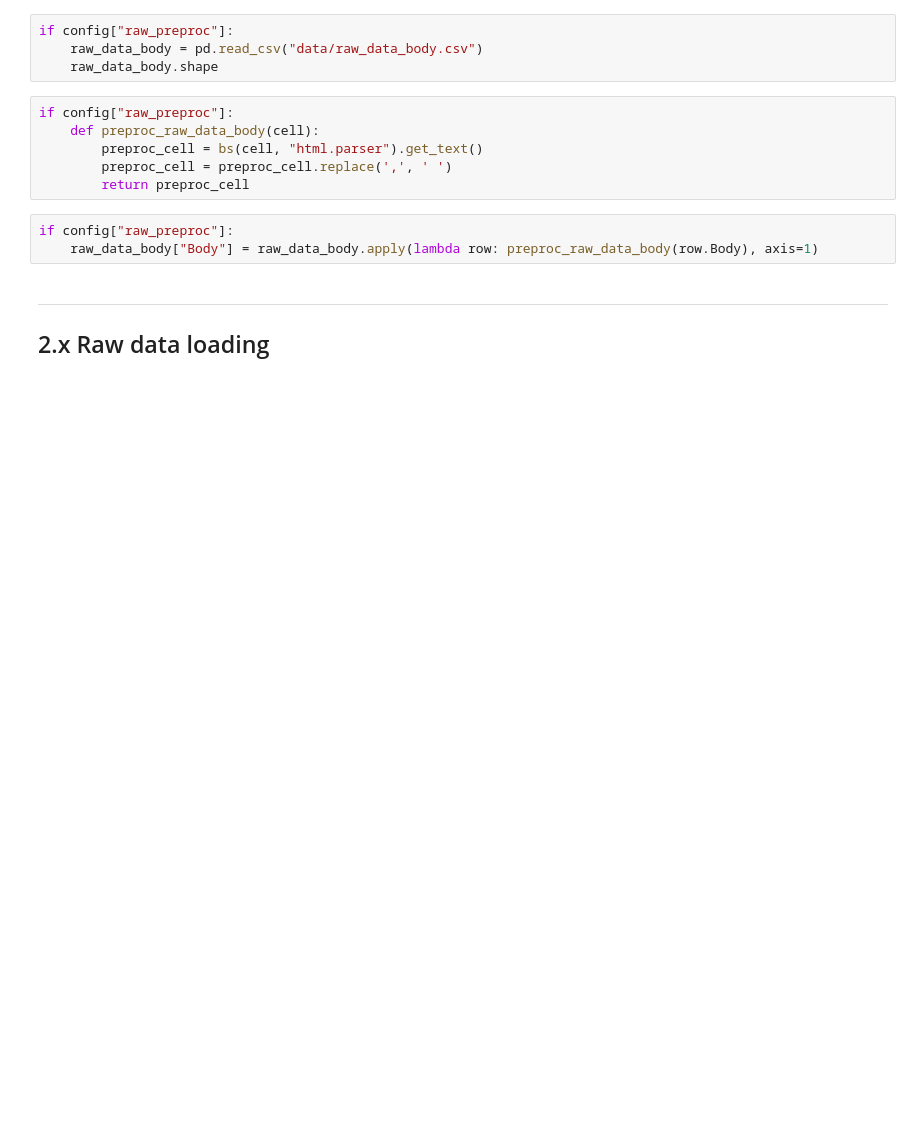
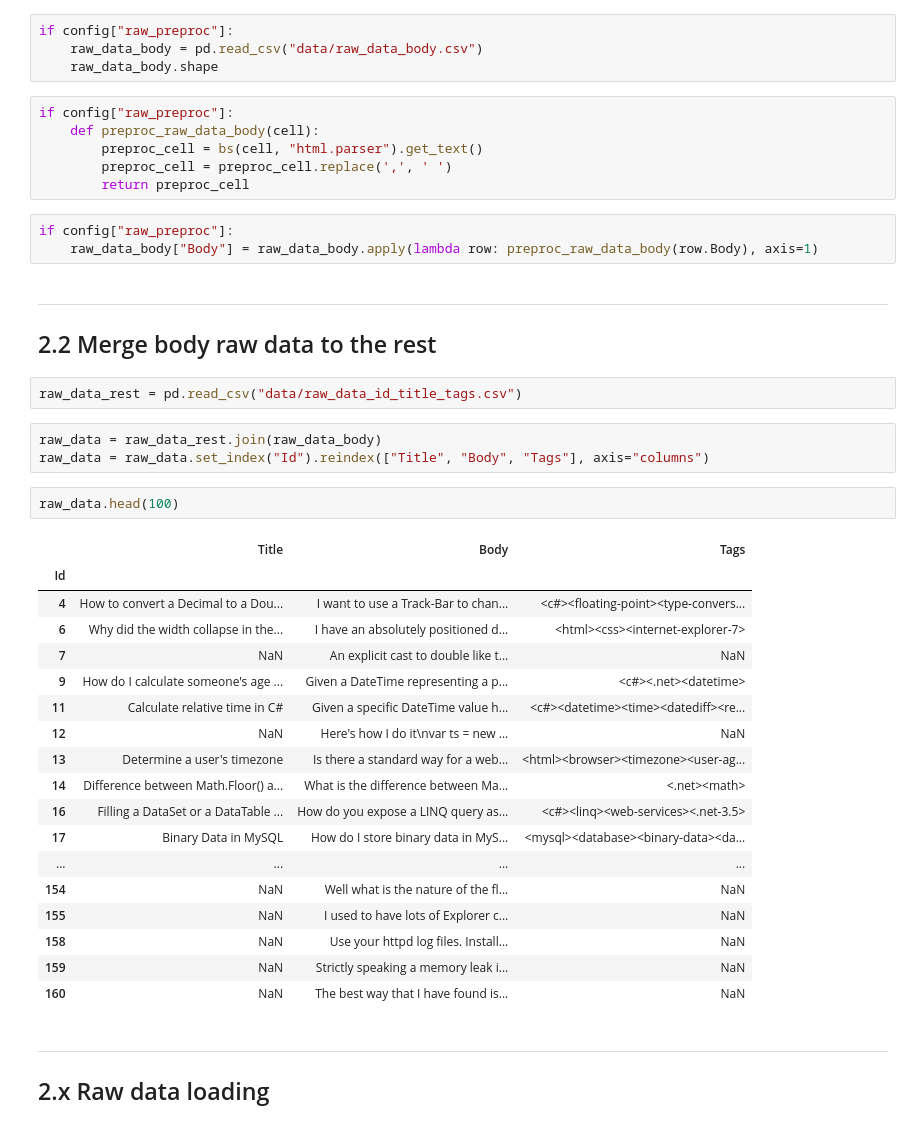
Before and after one commit to curiousmindflow/oc-ml-p5, a Jupyter notebook: preparation.ipynb, the cells around one changed output. Cells and saved outputs as stored; diff of their text form; blank space fills up the shorter version.

Commit message:
added sql query, acquire better dataset

```diff
--- a/preparation.ipynb
+++ b/preparation.ipynb
@@ -38,6 +39,35 @@ if config["raw_preproc"]:
 # %%
 if config["raw_preproc"]:
     raw_data_body["Body"] = raw_data_body.apply(lambda row: preproc_raw_data_body(row.Body), axis=1)
+# %% [markdown]
+***
+## 2.2 Merge body raw data to the rest
+# %%
+raw_data_rest = pd.read_csv("data/raw_data_id_title_tags.csv")
+# %%
+raw_data = raw_data_rest.join(raw_data_body)
+raw_data = raw_data.set_index("Id").reindex(["Title", "Body", "Tags"], axis="columns")
+# %%
+raw_data.head(100)
+# %% [output]
+|  | Title | Body | Tags |
+| Id |  |  |  |
+| 4 | How to convert a Decimal to a Dou... | I want to use a Track-Bar to chan... | <c#><floating-point><type-convers... |
+| 6 | Why did the width collapse in the... | I have an absolutely positioned d... | <html><css><internet-explorer-7> |
+| 7 | NaN | An explicit cast to double like t... | NaN |
+| 9 | How do I calculate someone's age ... | Given a DateTime representing a p... | <c#><.net><datetime> |
+| 11 | Calculate relative time in C# | Given a specific DateTime value h... | <c#><datetime><time><datediff><re... |
+| 12 | NaN | Here's how I do it\nvar ts = new ... | NaN |
+| 13 | Determine a user's timezone | Is there a standard way for a web... | <html><browser><timezone><user-ag... |
+| 14 | Difference between Math.Floor() a... | What is the difference between Ma... | <.net><math> |
+| 16 | Filling a DataSet or a DataTable ... | How do you expose a LINQ query as... | <c#><linq><web-services><.net-3.5> |
+| 17 | Binary Data in MySQL | How do I store binary data in MyS... | <mysql><database><binary-data><da... |
+| ... | ... | ... | ... |
+| 154 | NaN | Well what is the nature of the fl... | NaN |
+| 155 | NaN | I used to have lots of Explorer c... | NaN |
+| 158 | NaN | Use your httpd log files. Install... | NaN |
+| 159 | NaN | Strictly speaking a memory leak i... | NaN |
+| 160 | NaN | The best way that I have found is... | NaN |
 # %% [markdown]
 ***
 ## 2.x Raw data loading
```
Also changed, not shown: parts of 2 cells of this notebook, 5 other files.
